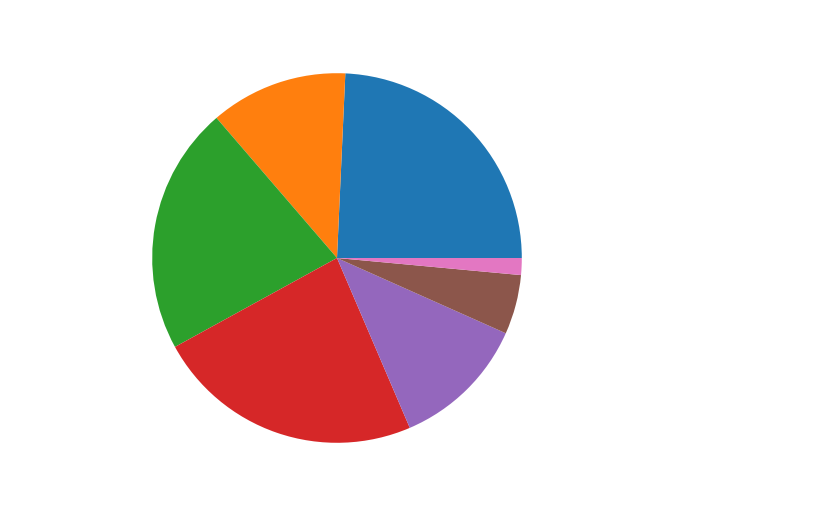
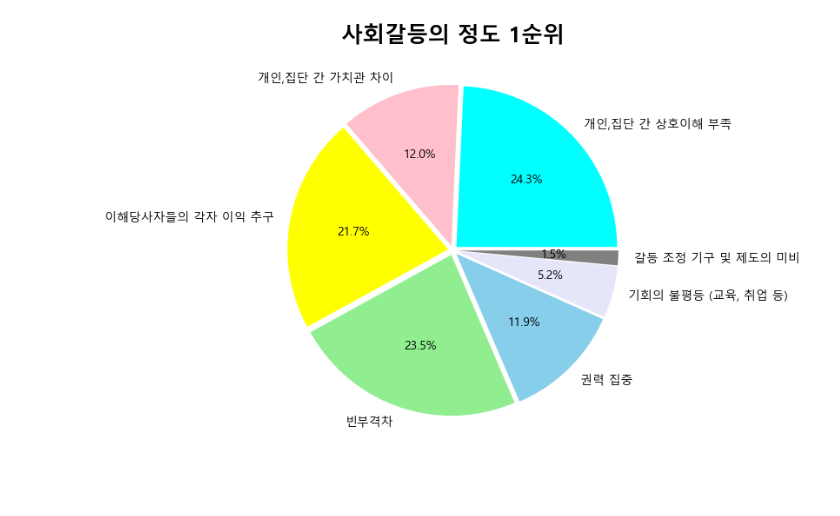
Before and after one commit to Team-cattttt/creative_sw_competiton, a Jupyter notebook: 발단/사회갈등의 정도 1순위.ipynb, the cells around one changed output. Cells and saved outputs as stored; diff of their text form; code cells hidden in the pictures; blank space fills up the shorter version.

```diff
--- a/발단/사회갈등의 정도 1순위.ipynb
+++ b/발단/사회갈등의 정도 1순위.ipynb
@@ -52,6 +52,3 @@ conflict
 | 19~29세 | 24.7 | 25.5 | 11.7 | 20.0 | 12.0 | 4.8 | ... |
 | 30~39세 | 23.2 | 22.4 | 12.6 | 22.8 | 11.5 | 5.8 | ... |
 | 65세 이상 | 24.6 | 19.4 | 11.9 | 25.5 | 12.0 | 5.1 | ... |
-# %%
-conflict['기타'] = conflict['기타'].replace('-', 0.0)
-conflict
@@ -62,0 +55,3 @@ conflict
+# %%
+conflict = conflict.drop(conflict.columns[7], axis = 1)
+conflict
@@ -125,8 +124,7 @@ conflict = conflict.loc[:, [
     '빈부격차',
     '권력 집중',
     '기회의 불평등 (교육, 취업 등)',
-    '갈등 조정 기구 및 제도의 미비',
-    '기타'
+    '갈등 조정 기구 및 제도의 미비'
 ]]
 conflict
 # %% [output]
@@ -138,11 +145,20 @@ import matplotlib.pyplot as plt
 # %%
+import matplotlib.pyplot as plt
+
+# '청년'과 '65세 이상' 행의 평균 값 계산
 data = conflict.loc[['청년', '65세 이상']].mean()
 
+
 # 원형 그래프 생성
+plt.rc('font', family='Malgun Gothic')
+colors = ['aqua', 'pink', 'yellow', 'lightgreen', 'skyblue', 'lavender', 'gray']
+explode = [0.03] * 7
+
 plt.figure(figsize=(8, 6))
-plt.pie(data)
+plt.title('사회갈등의 정도 1순위', size=18, weight = 'bold')
+plt.pie(data, labels = data.index, autopct='%.1f%%', colors = colors, explode=explode)
 
 # 그래프 표시
 plt.show()
 # %% [output]
-[figure, old version]
+[figure, new version]
```
Also changed, not shown: parts of 5 cells of this notebook.
